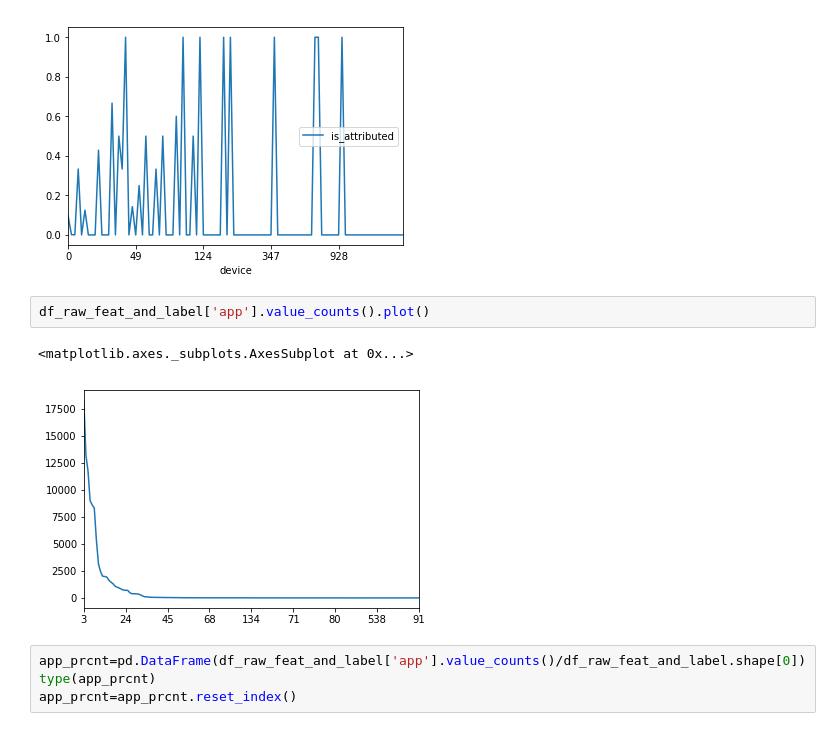
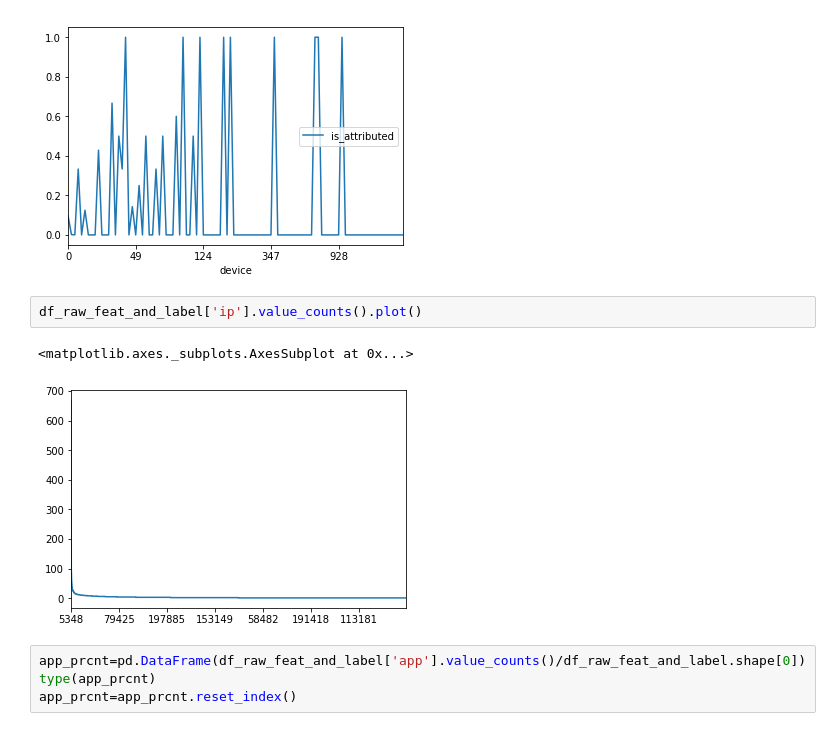
Before and after one commit to prraj67/ad_traffic_fraud, a Jupyter notebook: adtraffic_fraud_20180405.ipynb, the cells around one changed output. Drawn from its saved outputs; the diff is of its cells as text.

```diff
--- a/adtraffic_fraud_20180405.ipynb
+++ b/adtraffic_fraud_20180405.ipynb
@@ -314,10 +314,10 @@ df_raw_feat_and_label[['device','is_attributed']].groupby('device').mean().plot(
 <matplotlib.axes._subplots.AxesSubplot at 0x...>
 [figure]
 # %%
-df_raw_feat_and_label['app'].value_counts().plot()
+df_raw_feat_and_label['ip'].value_counts().plot()
 # %% [output]
 <matplotlib.axes._subplots.AxesSubplot at 0x...>
-[figure, old version]
+[figure, new version]
 # %%
 app_prcnt=pd.DataFrame(df_raw_feat_and_label['app'].value_counts()/df_raw_feat_and_label.shape[0])
 type(app_prcnt)
```
Also changed, not shown: parts of 50 cells of this notebook.
